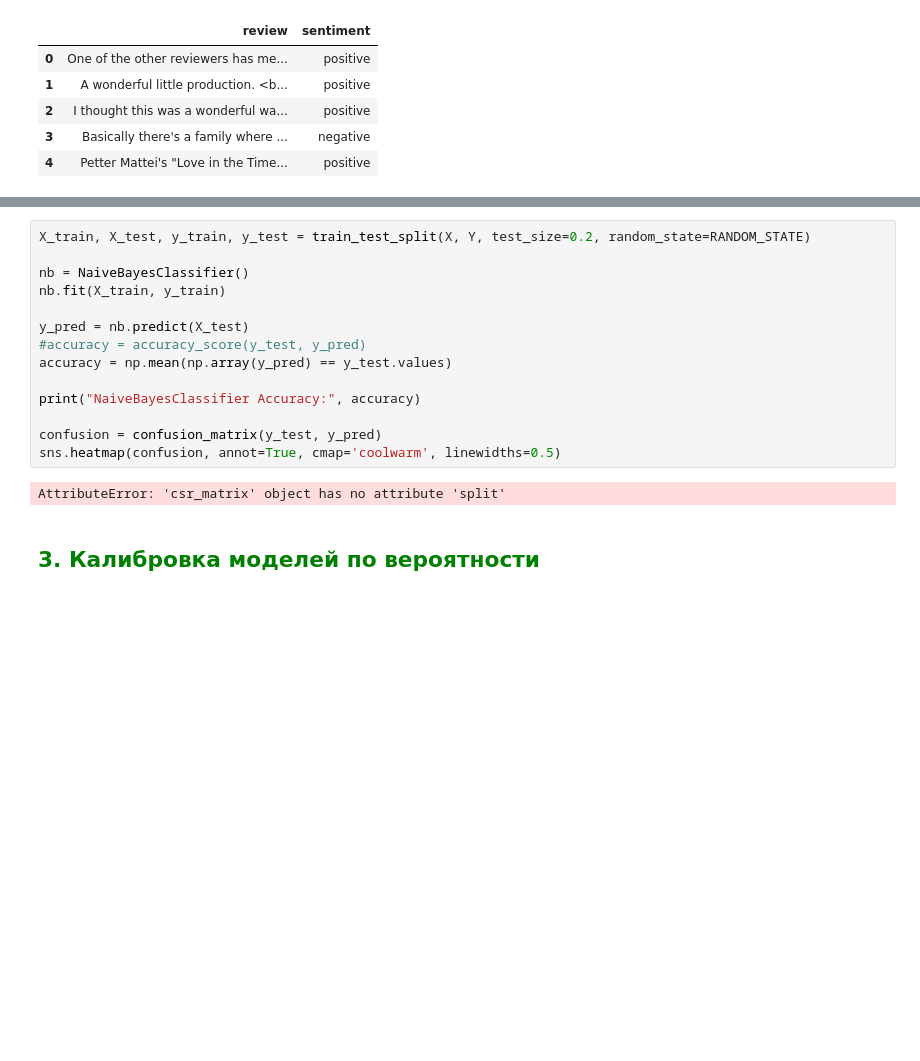
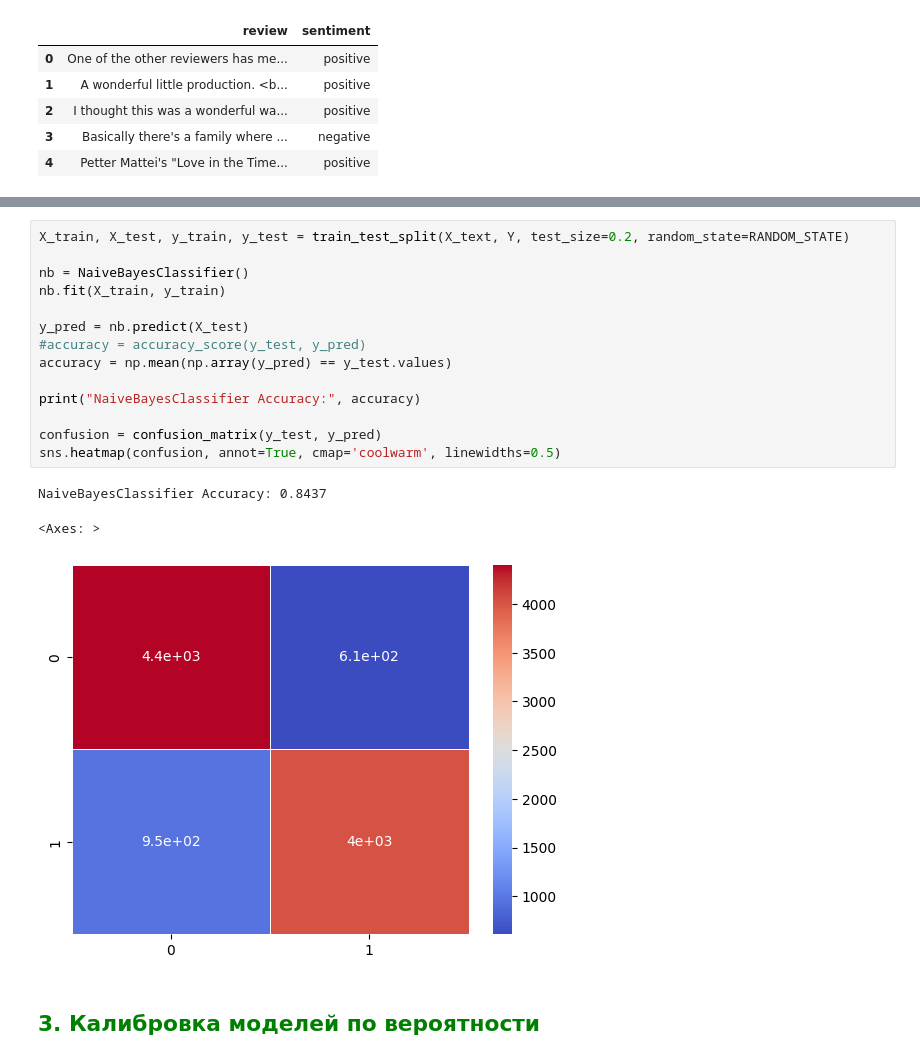
Before and after one commit to Dragoh54/MachineLearning-Labs, a Jupyter notebook: lab8/2024_ML_LR8_MACS.ipynb, the cells around one changed output, grey strips where cells are left out. Saved outputs shown, nothing was run; the diff lists cells and outputs as text; blank space fills up the shorter version.

```diff
--- a/lab8/2024_ML_LR8_MACS.ipynb
+++ b/lab8/2024_ML_LR8_MACS.ipynb
@@ -632,19 +635,21 @@ X = vectorizer.fit_transform(X_text)
 # %%
-X_train, X_test, y_train, y_test = train_test_split(X, Y, test_size=0.2, random_state=RANDOM_STATE)
+X_train, X_test, y_train, y_test = train_test_split(X_text, Y, test_size=0.2, random_state=RANDOM_STATE)
 
 nb = NaiveBayesClassifier()
 nb.fit(X_train, y_train)
 
 y_pred = nb.predict(X_test)
 #accuracy = accuracy_score(y_test, y_pred)
 accuracy = np.mean(np.array(y_pred) == y_test.values)
 
 print("NaiveBayesClassifier Accuracy:", accuracy)
 
 confusion = confusion_matrix(y_test, y_pred)
 sns.heatmap(confusion, annot=True, cmap='coolwarm', linewidths=0.5)
 # %% [output]
-AttributeError: 'csr_matrix' object has no attribute 'split'
+NaiveBayesClassifier Accuracy: 0.8437
+<Axes: >
+[figure, added]
 # %% [markdown]
 ## <font color = 'green'> 3. Калибровка моделей по вероятности</font>
 # %% [markdown]
```
Also changed, not shown: parts of 16 cells of this notebook.
